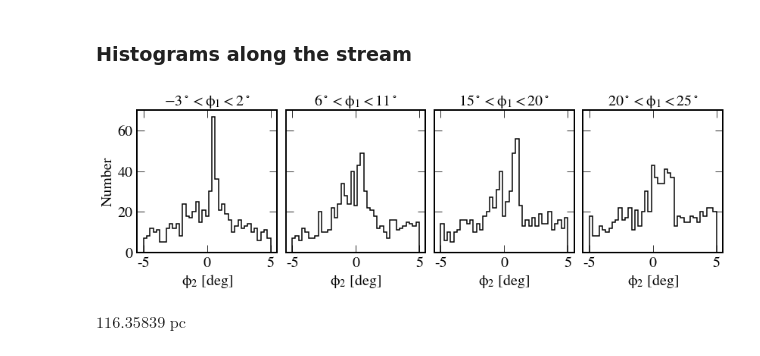
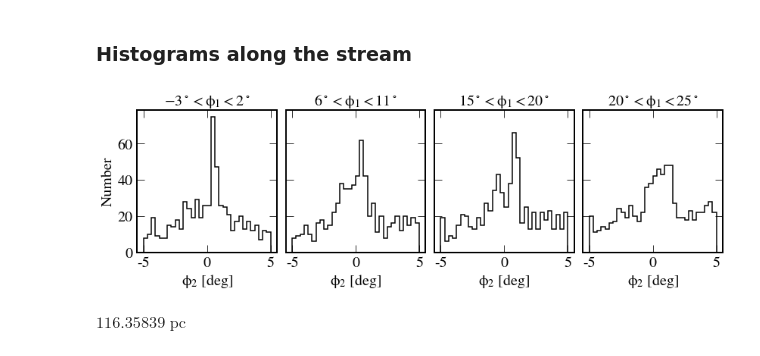
Before and after one commit to abonaca/jhelum, a Jupyter notebook: notebooks/paper.ipynb, the cells around one changed output. Drawn from its saved outputs; the diff is of its cells as text; code cells hidden in the pictures.

```diff
--- a/notebooks/paper.ipynb
+++ b/notebooks/paper.ipynb
@@ -546,30 +546,31 @@ plt.tight_layout()
 # %%
 phi1_ranges0 = np.array([-3,6,15,20])*u.deg
 phi1_ranges1 = np.array([2,11,20,25])*u.deg
 by_fine = np.linspace(-5,5,40)
+by_fine = np.linspace(-5,5,33)
 
 fig, ax = plt.subplots(1,4,figsize=(12,4.2), sharey=True, sharex=True)
 for e in range(4):
     plt.sca(ax[e])
 
     ind = ((cj.phi1[pm_mask & cmd_mask].wrap_at(wangle)>phi1_ranges0[e]) &
     (cj.phi1[pm_mask & cmd_mask].wrap_at(wangle)<phi1_ranges1[e]))
 
 #     plt.hist(cj.phi2[pm_mask & cmd_mask & phi1_mask], bins=by_fine, histtype='stepfilled', color='k', alpha=0.3,
 #              lw=1.5, normed=True)
     plt.hist(cj.phi2[pm_mask & cmd_mask][ind], bins=by_fine, histtype='step', color='k', lw=1.5,
             normed=False)
 
     if e==0:
         plt.ylabel('Number')
     plt.xlabel('$\phi_2$ [deg]')
     plt.title('${:.0f}^\circ<\phi_1<{:.0f}^\circ$'.format(phi1_ranges0[e].value, phi1_ranges1[e].value),
              fontsize='medium')
 
 plt.tight_layout(w_pad=0.5)
 plt.savefig('../paper/phi2_histograms.pdf')
 # %% [output]
-[figure, old version]
+[figure, new version]
 # %%
 (13*u.kpc*np.tan(2*((by_fine[1] - by_fine[0])*u.deg).to(u.rad))).to(u.pc)
 # %% [output]
```
Also changed, not shown: parts of 1 cell of this notebook, 2 other files.
